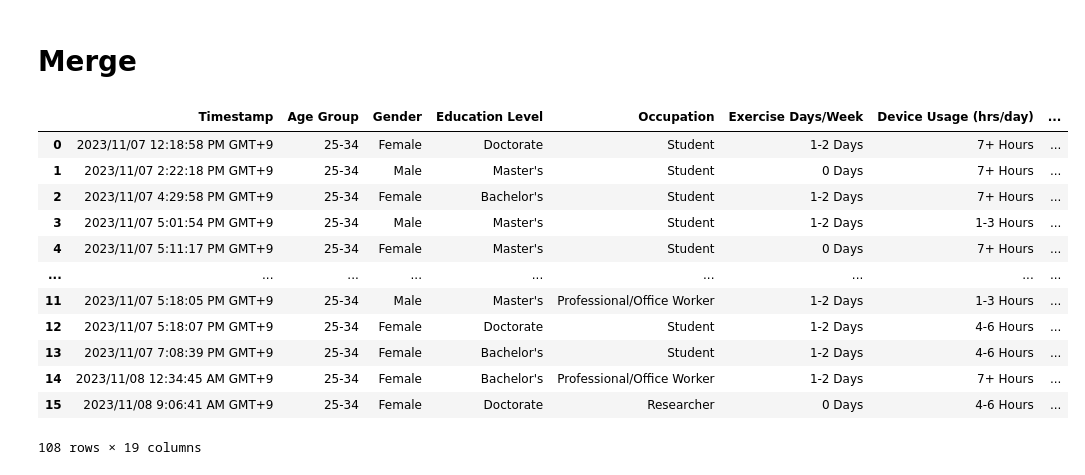
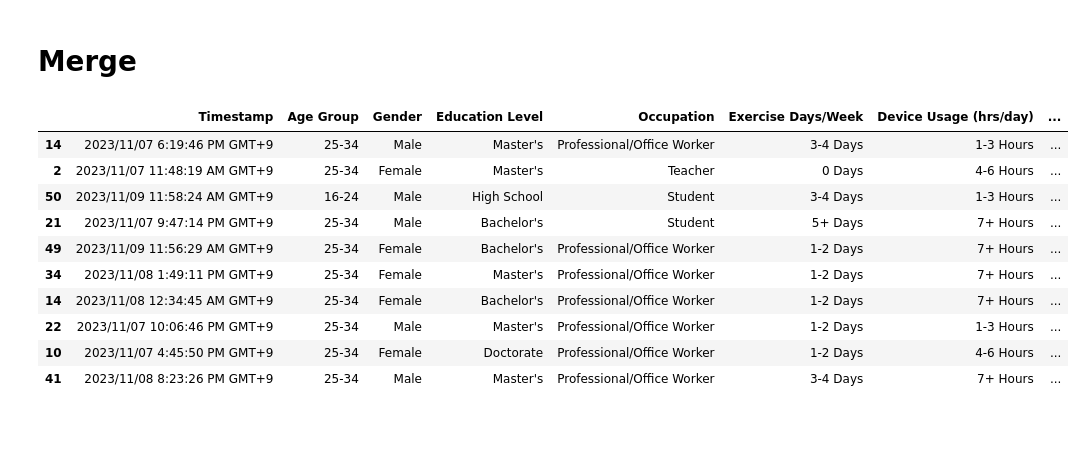
Before and after one commit to johnkimtech/sleep, a Jupyter notebook: data_prep.ipynb, the cells around one changed output. Cells and saved outputs as stored; diff of their text form; code cells hidden in the pictures; blank space fills up the shorter version.

```diff
--- a/data_prep.ipynb
+++ b/data_prep.ipynb
@@ -286,18 +286,17 @@ dfs["Korean"]
 # Merge
 # %%
 df_merge = pd.concat(dfs.values())
-df_merge
+df_merge.to_csv('data/all.csv')
+df_merge.sample(10)
 # %% [output]
 |  | Timestamp | Age Group | Gender | Education Level | Occupation | Exercise Days/Week | Device Usage (hrs/day) | ... |
-| 0 | 2023/11/07 12:18:58 PM GMT+9 | 25-34 | Female | Doctorate | Student | 1-2 Days | 7+ Hours | ... |
-| 1 | 2023/11/07 2:22:18 PM GMT+9 | 25-34 | Male | Master's | Student | 0 Days | 7+ Hours | ... |
-| 2 | 2023/11/07 4:29:58 PM GMT+9 | 25-34 | Female | Bachelor's | Student | 1-2 Days | 7+ Hours | ... |
-| 3 | 2023/11/07 5:01:54 PM GMT+9 | 25-34 | Male | Master's | Student | 1-2 Days | 1-3 Hours | ... |
-| 4 | 2023/11/07 5:11:17 PM GMT+9 | 25-34 | Female | Master's | Student | 0 Days | 7+ Hours | ... |
-| ... | ... | ... | ... | ... | ... | ... | ... | ... |
-| 11 | 2023/11/07 5:18:05 PM GMT+9 | 25-34 | Male | Master's | Professional/Office Worker | 1-2 Days | 1-3 Hours | ... |
-| 12 | 2023/11/07 5:18:07 PM GMT+9 | 25-34 | Female | Doctorate | Student | 1-2 Days | 4-6 Hours | ... |
-| 13 | 2023/11/07 7:08:39 PM GMT+9 | 25-34 | Female | Bachelor's | Student | 1-2 Days | 4-6 Hours | ... |
+| 14 | 2023/11/07 6:19:46 PM GMT+9 | 25-34 | Male | Master's | Professional/Office Worker | 3-4 Days | 1-3 Hours | ... |
+| 2 | 2023/11/07 11:48:19 AM GMT+9 | 25-34 | Female | Master's | Teacher | 0 Days | 4-6 Hours | ... |
+| 50 | 2023/11/09 11:58:24 AM GMT+9 | 16-24 | Male | High School | Student | 3-4 Days | 1-3 Hours | ... |
+| 21 | 2023/11/07 9:47:14 PM GMT+9 | 25-34 | Male | Bachelor's | Student | 5+ Days | 7+ Hours | ... |
+| 49 | 2023/11/09 11:56:29 AM GMT+9 | 25-34 | Female | Bachelor's | Professional/Office Worker | 1-2 Days | 7+ Hours | ... |
+| 34 | 2023/11/08 1:49:11 PM GMT+9 | 25-34 | Female | Master's | Professional/Office Worker | 1-2 Days | 7+ Hours | ... |
 | 14 | 2023/11/08 12:34:45 AM GMT+9 | 25-34 | Female | Bachelor's | Professional/Office Worker | 1-2 Days | 7+ Hours | ... |
-| 15 | 2023/11/08 9:06:41 AM GMT+9 | 25-34 | Female | Doctorate | Researcher | 0 Days | 4-6 Hours | ... |
+| 22 | 2023/11/07 10:06:46 PM GMT+9 | 25-34 | Male | Master's | Professional/Office Worker | 1-2 Days | 1-3 Hours | ... |
+| 10 | 2023/11/07 4:45:50 PM GMT+9 | 25-34 | Female | Doctorate | Professional/Office Worker | 1-2 Days | 4-6 Hours | ... |
+| 41 | 2023/11/08 8:23:26 PM GMT+9 | 25-34 | Male | Master's | Professional/Office Worker | 3-4 Days | 7+ Hours | ... |
-108 rows × 19 columns
```
Also changed, not shown: 1 other file.
